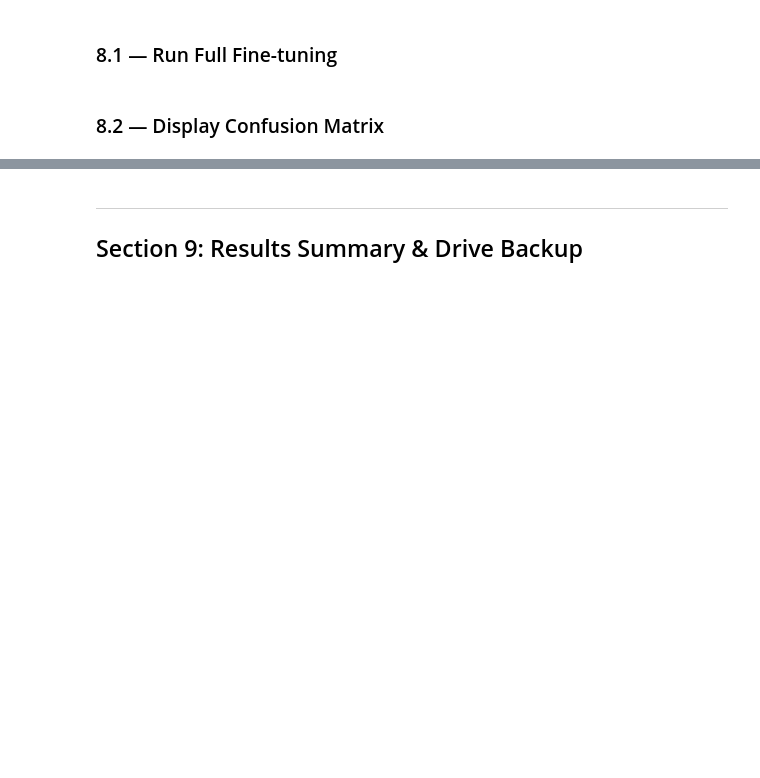
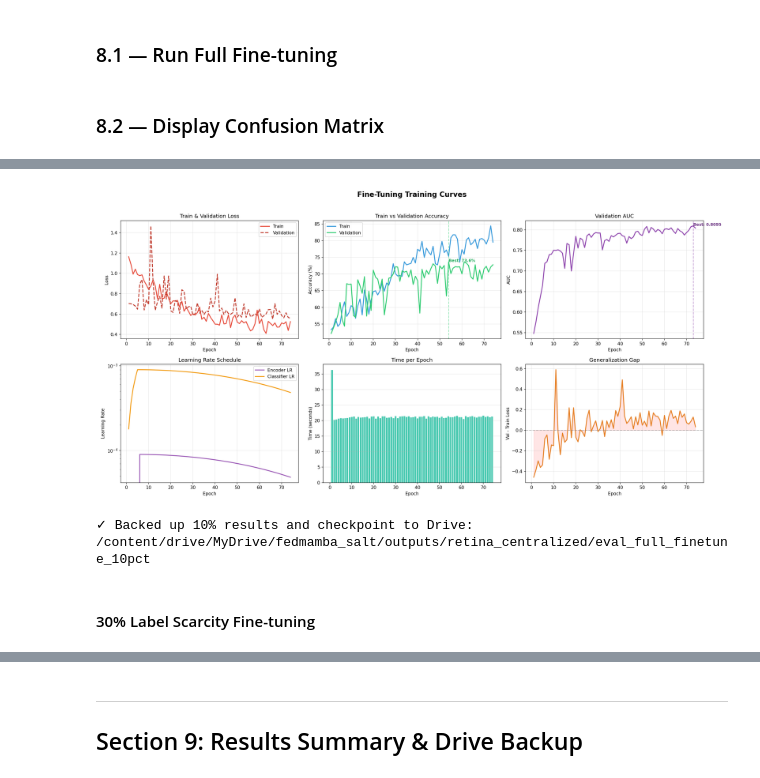
Before and after one commit to mohamed-aliii/FedMamba-SALT, a Jupyter notebook: notebooks/FedMamba_SALT_Centralized.ipynb, the cells around one changed output, grey strips where cells are left out. Drawn from its saved outputs; the diff is of its cells as text; code cells hidden in the pictures; blank space fills up the shorter version.

```diff
--- a/notebooks/FedMamba_SALT_Centralized.ipynb
+++ b/notebooks/FedMamba_SALT_Centralized.ipynb
@@ -32,9 +39,9 @@ Update the three paths below to match your Google Drive folder structure.
 # ============================================================
 # ⚠️  EDIT THESE THREE PATHS TO MATCH YOUR GOOGLE DRIVE LAYOUT
 # ============================================================
-DRIVE_REPO    = "/content/drive/MyDrive/FedMamba-SALT"           # repo root on Drive
-DRIVE_DATASET = "/content/drive/MyDrive/datasets/retina"         # must have train/ and test/
-DRIVE_CKPT    = "/content/drive/MyDrive/FedMamba-SALT/data/ckpts/mae_vit_base.pth"
+DRIVE_REPO    = "/content/drive/MyDrive/fedmamba_salt"           # repo root on Drive
+DRIVE_DATASET = "/content/drive/MyDrive/Retina"         # must have train/ and test/
+DRIVE_CKPT    = "/content/drive/MyDrive/original/retina/split1/retina_pretrain_mae_base_split1_checkpoint-1599.pth"
 # ============================================================
 
 NUM_CLASSES = 2  # binary classification
@@ -591,0 +775,17 @@ Trains the model using only 30% of the available training data to evaluate label
+# %%
+from IPython.display import Image, display
+import shutil
+
+EVAL_FT_10_DIR = os.path.join(OUTPUT_DIR, "eval_full_finetune_10pct")
+
+!python -m eval.linear_probe \
+    --encoder_ckpt "{FINAL_CKPT}" \
+    --data_path "{DRIVE_DATASET}" \
+    --num_classes {NUM_CLASSES} \
+    --output_dir "{EVAL_FT_10_DIR}" \
+    --epochs 150 \
+    --batch_size 256 \
+    --num_workers 10 \
+    --lr 9e-4 \
+    --mode full_finetune \
+    --label_fraction 0.1
@@ -592 +810,19 @@ Trains the model using only 30% of the available training data to evaluate label
+# %%
+curves_10 = os.path.join(EVAL_FT_10_DIR, "finetune_10pct", "training_curves_full_finetune_10pct.png")
+cm_10 = os.path.join(EVAL_FT_10_DIR, "confusion_matrix_full_finetune_10pct.png")
+if os.path.exists(curves_10): display(Image(filename=curves_10))
+if os.path.exists(cm_10): display(Image(filename=cm_10))
+
+# Backup immediately to Drive
+drive_eval_10_dir = os.path.join(DRIVE_OUTPUT, "eval_full_finetune_10pct")
+if os.path.exists(EVAL_FT_10_DIR):
+    if os.path.exists(drive_eval_10_dir):
+        shutil.rmtree(drive_eval_10_dir)
+    shutil.copytree(EVAL_FT_10_DIR, drive_eval_10_dir)
+    print(f"\n✓ Backed up 10% results and checkpoint to Drive: {drive_eval_10_dir}")
+# %% [output]
+[figure, added]
+✓ Backed up 10% results and checkpoint to Drive: /content/drive/MyDrive/fedmamba_salt/outputs/retina_centralized/eval_full_finetune_10pct
+# %% [markdown]
+#### 30% Label Scarcity Fine-tuning
 # %%
```
Also changed, not shown: parts of 41 cells of this notebook, 2 other files.
